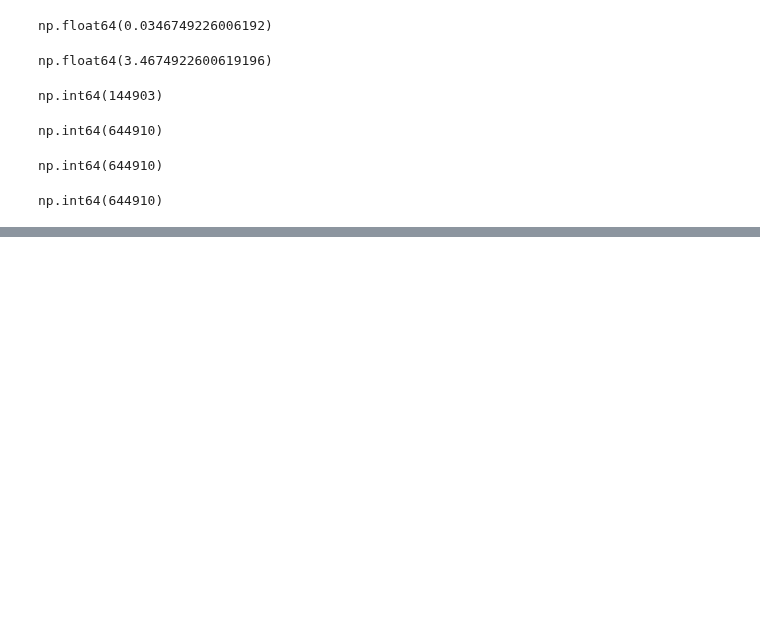
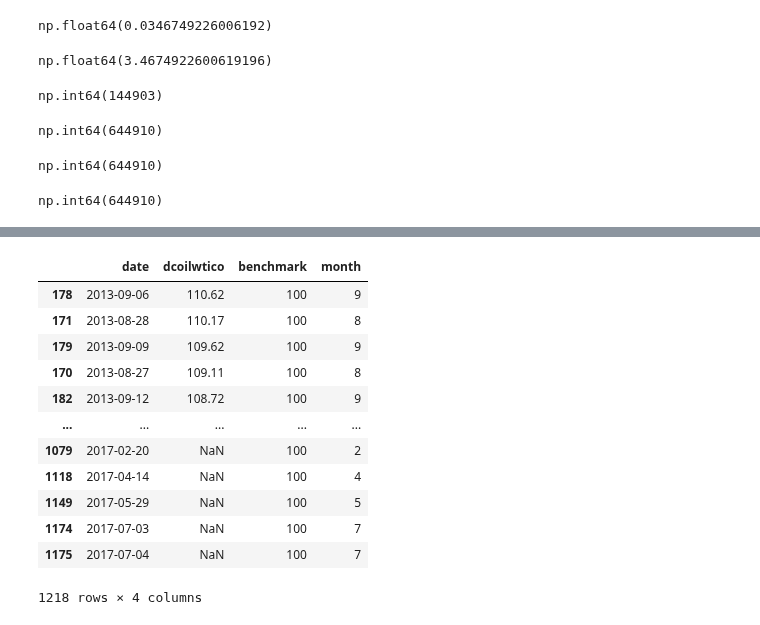
Before and after one commit to arunadas/effective-pandas, a Jupyter notebook: l_python_pandas/dataframes.ipynb, the cells around one changed output, grey strips where cells are left out. Saved outputs shown, nothing was run; the diff lists cells and outputs as text; code cells hidden in the pictures; blank space fills up the shorter version.

```diff
--- a/l_python_pandas/dataframes.ipynb
+++ b/l_python_pandas/dataframes.ipynb
@@ -1284,0 +1395,16 @@ np.int64(644910)
+# %%
+oil.sort_values("dcoilwtico", ascending=False)
+# %% [output]
+|  | date | dcoilwtico | benchmark | month |
+| 178 | 2013-09-06 | 110.62 | 100 | 9 |
+| 171 | 2013-08-28 | 110.17 | 100 | 8 |
+| 179 | 2013-09-09 | 109.62 | 100 | 9 |
+| 170 | 2013-08-27 | 109.11 | 100 | 8 |
+| 182 | 2013-09-12 | 108.72 | 100 | 9 |
+| ... | ... | ... | ... | ... |
+| 1079 | 2017-02-20 | NaN | 100 | 2 |
+| 1118 | 2017-04-14 | NaN | 100 | 4 |
+| 1149 | 2017-05-29 | NaN | 100 | 5 |
+| 1174 | 2017-07-03 | NaN | 100 | 7 |
+| 1175 | 2017-07-04 | NaN | 100 | 7 |
+1218 rows × 4 columns
```
Also changed, not shown: parts of 13 cells of this notebook.
